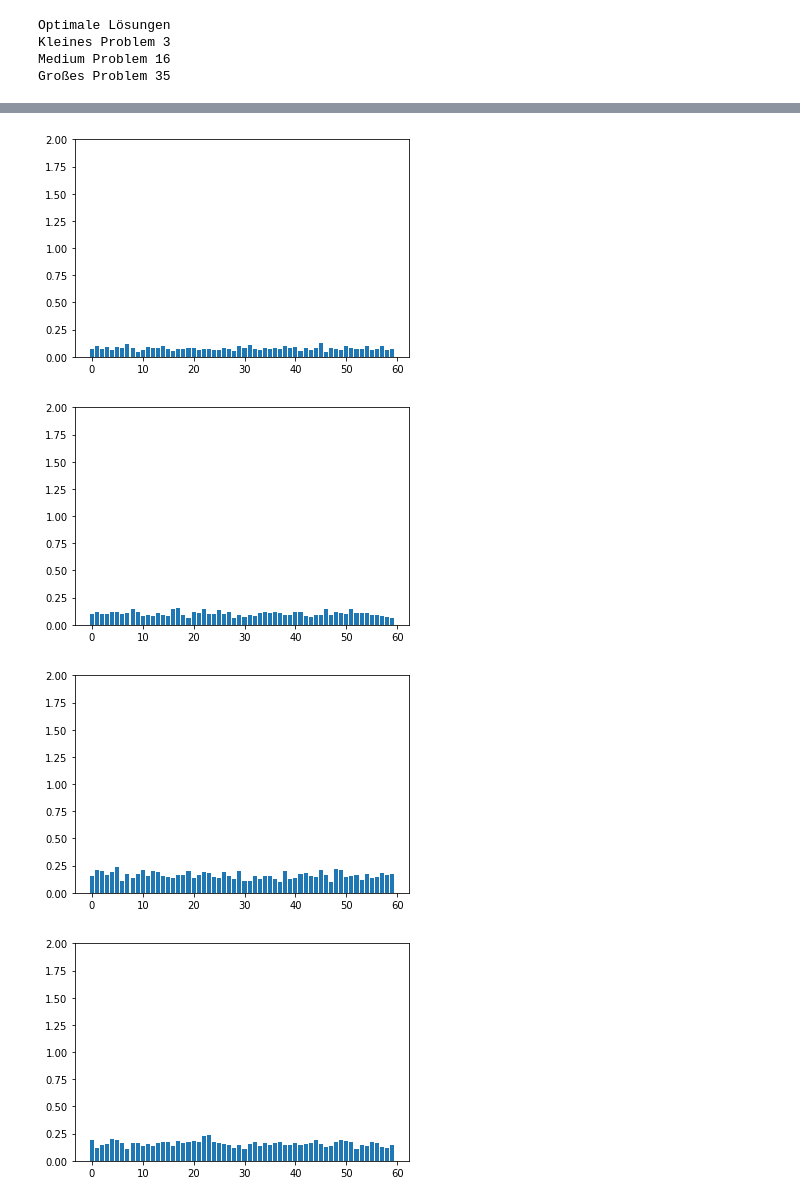
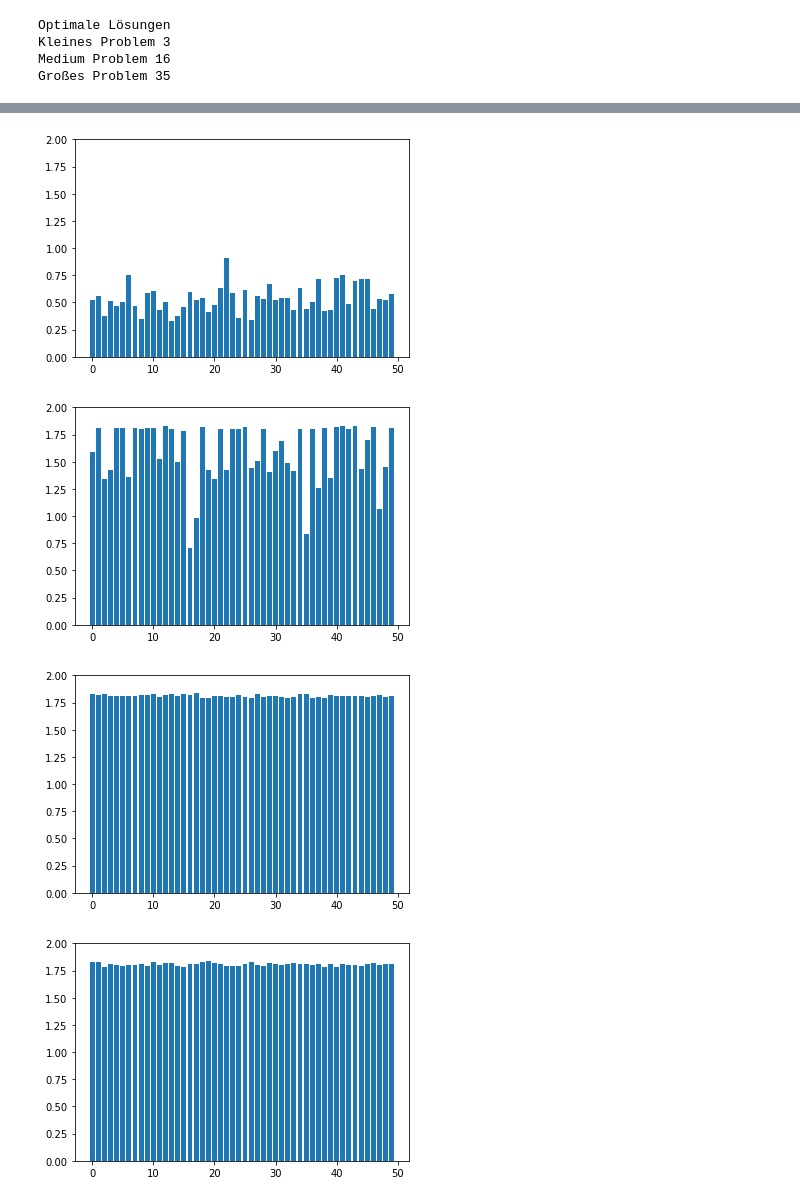
Before and after one commit to schtim/NatureInspiredAlgorithms_Code, a Jupyter notebook: GeneticAlgorithm/TestNotebooks/Fitness.ipynb, the cells around one changed output, grey strips where cells are left out. Saved outputs shown, nothing was run; the diff lists cells and outputs as text; code cells hidden in the pictures.

```diff
--- a/GeneticAlgorithm/TestNotebooks/Fitness.ipynb
+++ b/GeneticAlgorithm/TestNotebooks/Fitness.ipynb
@@ -48,21 +48,17 @@ Großes Problem 35
 # %%
 av_number = 10
 number_generations = 50
-pop_size = 60
-crossover_prob = 0.7
-mutation_prob = 0.01
-fit_heuristic = 'first_fit'
 amount_obj = len(medium_objects)
 objects = medium_objects
 container_vol = medium_container[0]
 container_weight = medium_container[1]
 
 from GeneticAlgorithm import Chromosome
-gens = [1,3,5,7,9,11,13, 15,17,19,21,25]
+gens = [1,3,5,7,9,11,13, 15,17,19,21,25,50,100]
 fig = [None] * len(gens)
 ax = [None] * len(gens)
 for i,generation in enumerate(gens):
-    GA = GeneticAlgorithm(objects, pop_size, container_vol, container_weight, crossover_prob, mutation_prob, generation, 'fill', fit_heuristic)
+    GA = GeneticAlgorithm(objects, container_vol, container_weight, generation)
     solution ,_, _, _,_,_ = GA.run()
     fitness_vals = np.zeros(len(solution.current_members))
     for index,member in enumerate(solution.current_members):
@@ -80,4 +76,4 @@ plt.show()
-[figure, old version]
+[figure, new version]
-[figure, old version]
+[figure, new version]
-[figure, old version]
+[figure, new version]
-[figure, old version]
+[figure, new version]
```
Also changed, not shown: parts of 1 cell of this notebook, 5 other files.
